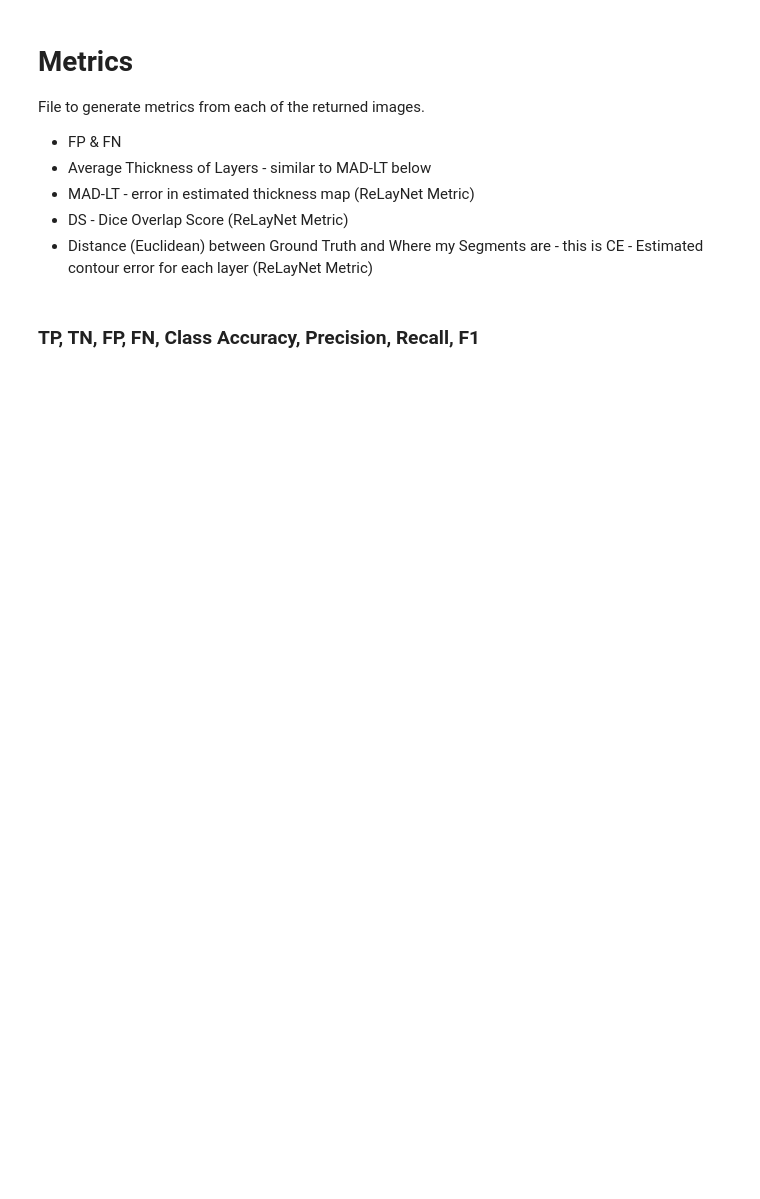
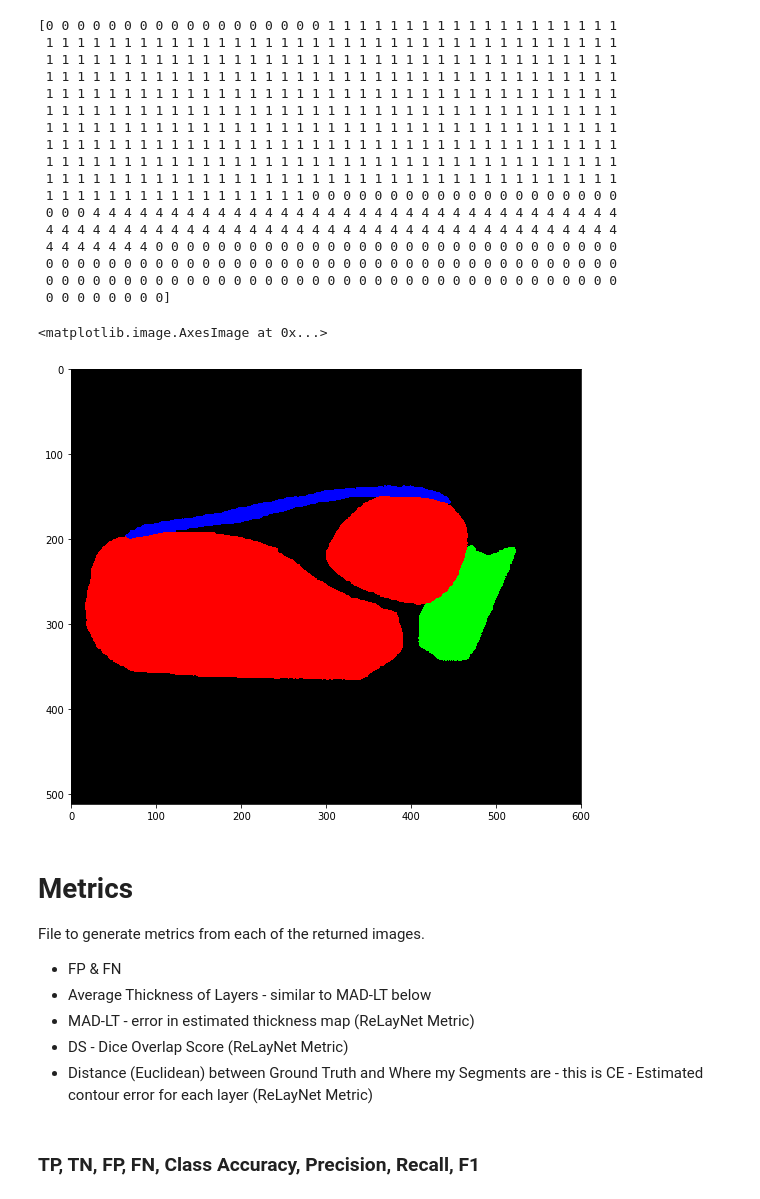
Before and after one commit to simasima121/relaynet_pytorch, a Jupyter notebook: Metrics.ipynb, the cells around one changed output. Cells and saved outputs as stored; diff of their text form; code cells hidden in the pictures; blank space fills up the shorter version.

```diff
--- a/Metrics.ipynb
+++ b/Metrics.ipynb
@@ -119,3 +140,27 @@ plt.show()
+# %%
+colour = label_img_to_rgb(gnd)
+print(gnd[300])
+plt.imshow(colour)
+# %% [output]
+[0 0 0 0 0 0 0 0 0 0 0 0 0 0 0 0 0 0 1 1 1 1 1 1 1 1 1 1 1 1 1 1 1 1 1 1 1
+ 1 1 1 1 1 1 1 1 1 1 1 1 1 1 1 1 1 1 1 1 1 1 1 1 1 1 1 1 1 1 1 1 1 1 1 1 1
+ 1 1 1 1 1 1 1 1 1 1 1 1 1 1 1 1 1 1 1 1 1 1 1 1 1 1 1 1 1 1 1 1 1 1 1 1 1
+ 1 1 1 1 1 1 1 1 1 1 1 1 1 1 1 1 1 1 1 1 1 1 1 1 1 1 1 1 1 1 1 1 1 1 1 1 1
+ 1 1 1 1 1 1 1 1 1 1 1 1 1 1 1 1 1 1 1 1 1 1 1 1 1 1 1 1 1 1 1 1 1 1 1 1 1
+ 1 1 1 1 1 1 1 1 1 1 1 1 1 1 1 1 1 1 1 1 1 1 1 1 1 1 1 1 1 1 1 1 1 1 1 1 1
+ 1 1 1 1 1 1 1 1 1 1 1 1 1 1 1 1 1 1 1 1 1 1 1 1 1 1 1 1 1 1 1 1 1 1 1 1 1
+ 1 1 1 1 1 1 1 1 1 1 1 1 1 1 1 1 1 1 1 1 1 1 1 1 1 1 1 1 1 1 1 1 1 1 1 1 1
+ 1 1 1 1 1 1 1 1 1 1 1 1 1 1 1 1 1 1 1 1 1 1 1 1 1 1 1 1 1 1 1 1 1 1 1 1 1
+ 1 1 1 1 1 1 1 1 1 1 1 1 1 1 1 1 1 1 1 1 1 1 1 1 1 1 1 1 1 1 1 1 1 1 1 1 1
+ 1 1 1 1 1 1 1 1 1 1 1 1 1 1 1 1 1 0 0 0 0 0 0 0 0 0 0 0 0 0 0 0 0 0 0 0 0
+ 0 0 0 4 4 4 4 4 4 4 4 4 4 4 4 4 4 4 4 4 4 4 4 4 4 4 4 4 4 4 4 4 4 4 4 4 4
+ 4 4 4 4 4 4 4 4 4 4 4 4 4 4 4 4 4 4 4 4 4 4 4 4 4 4 4 4 4 4 4 4 4 4 4 4 4
+ 4 4 4 4 4 4 4 0 0 0 0 0 0 0 0 0 0 0 0 0 0 0 0 0 0 0 0 0 0 0 0 0 0 0 0 0 0
+ 0 0 0 0 0 0 0 0 0 0 0 0 0 0 0 0 0 0 0 0 0 0 0 0 0 0 0 0 0 0 0 0 0 0 0 0 0
+ 0 0 0 0 0 0 0 0 0 0 0 0 0 0 0 0 0 0 0 0 0 0 0 0 0 0 0 0 0 0 0 0 0 0 0 0 0
+ 0 0 0 0 0 0 0 0]
+<matplotlib.image.AxesImage at 0x...>
+[figure, added]
 # %% [markdown]
 # Metrics
 
```
Also changed, not shown: parts of 15 cells of this notebook.
